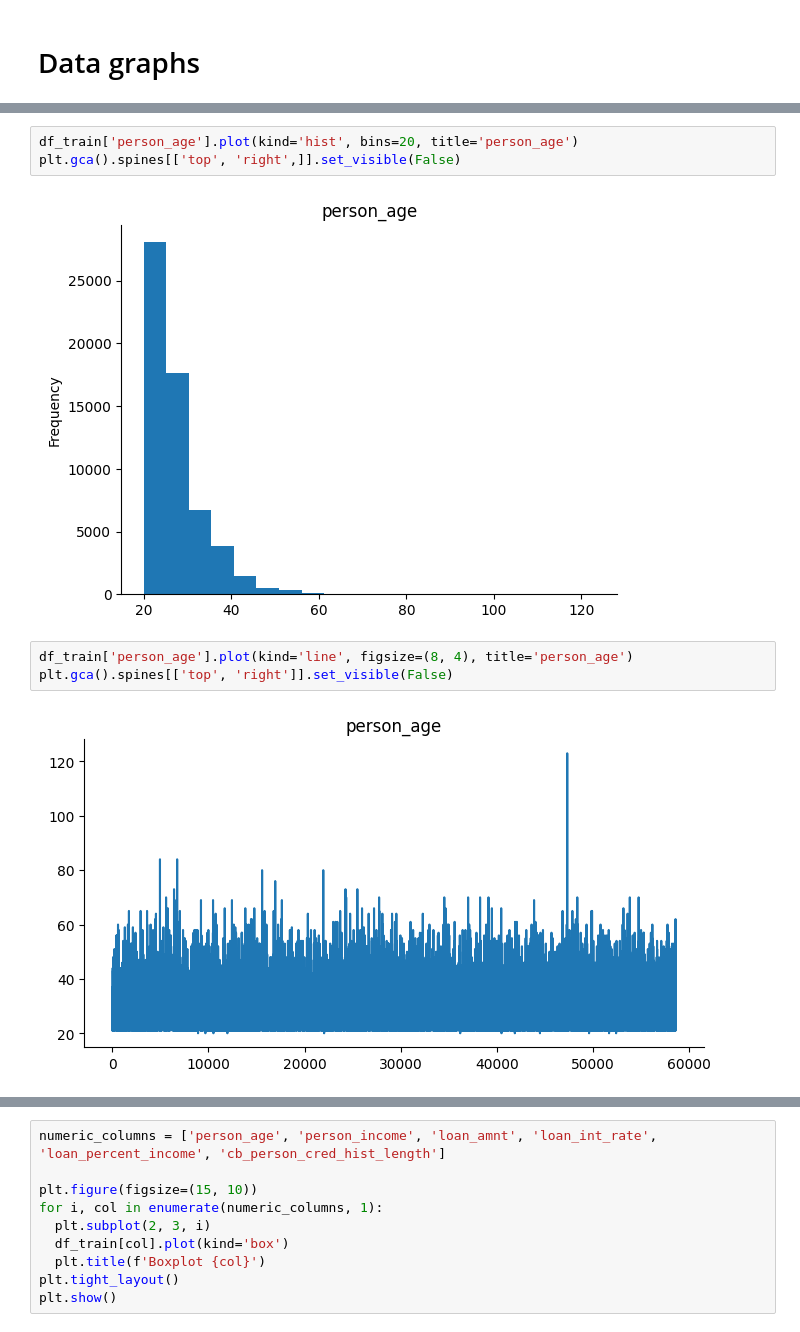
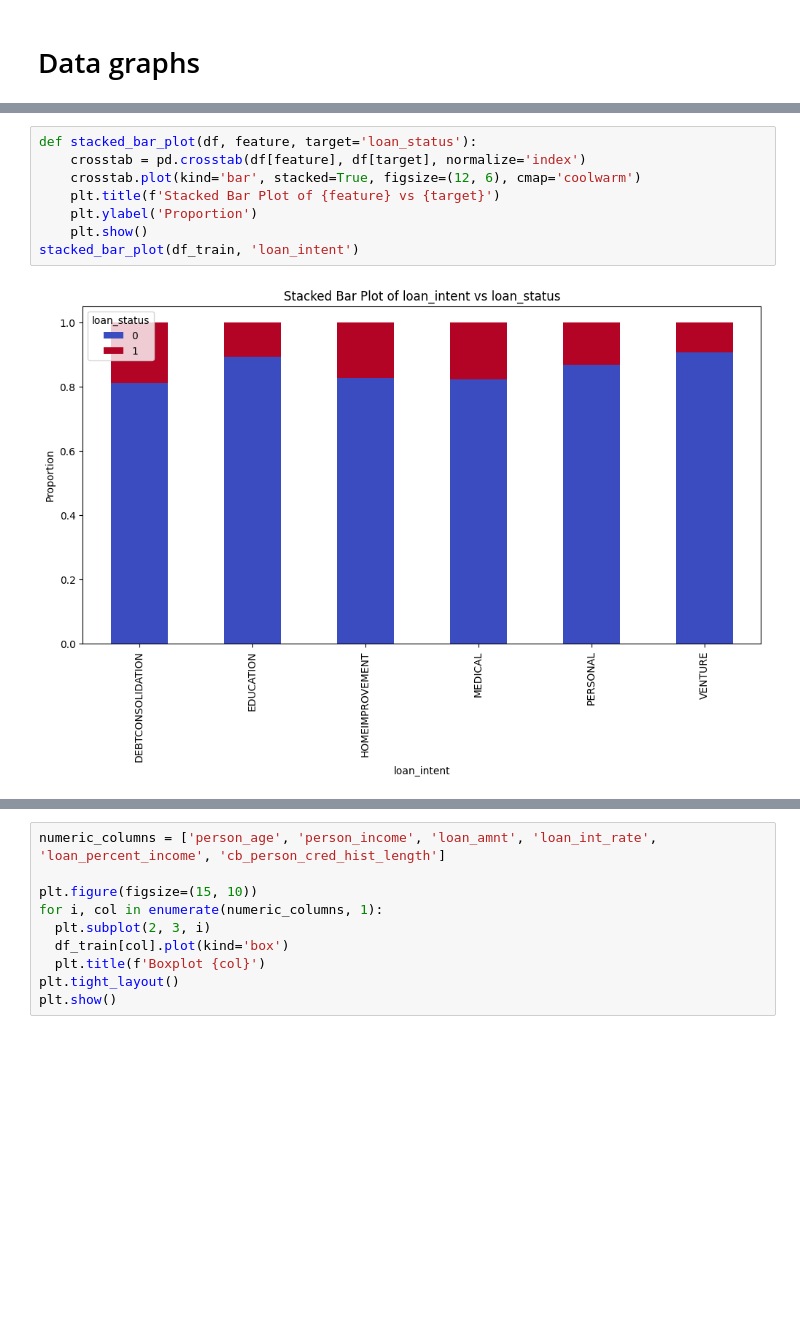
Before and after one commit to GriPet12/mfai_project, a Jupyter notebook: mfai.ipynb, the cells around one changed output, grey strips where cells are left out. Drawn from its saved outputs; the diff is of its cells as text; blank space fills up the shorter version.

Commit message:
Added more charts

```diff
--- a/mfai.ipynb
+++ b/mfai.ipynb
@@ -68,10 +59,10 @@ plt.gca().spines[['top', 'right',]].set_visible(False)
-# %%
-df_train['person_age'].plot(kind='hist', bins=20, title='person_age')
-plt.gca().spines[['top', 'right',]].set_visible(False)
-# %% [output]
-[figure, removed]
-# %%
-df_train['person_age'].plot(kind='line', figsize=(8, 4), title='person_age')
-plt.gca().spines[['top', 'right']].set_visible(False)
-# %% [output]
-[figure, removed]
+# %%
+def stacked_bar_plot(df, feature, target='loan_status'):
+    crosstab = pd.crosstab(df[feature], df[target], normalize='index')
+    crosstab.plot(kind='bar', stacked=True, figsize=(12, 6), cmap='coolwarm')
+    plt.title(f'Stacked Bar Plot of {feature} vs {target}')
+    plt.ylabel('Proportion')
+    plt.show()
+stacked_bar_plot(df_train, 'loan_intent')
+# %% [output]
+[figure, added]
```
Also changed, not shown: parts of 9 cells of this notebook.
